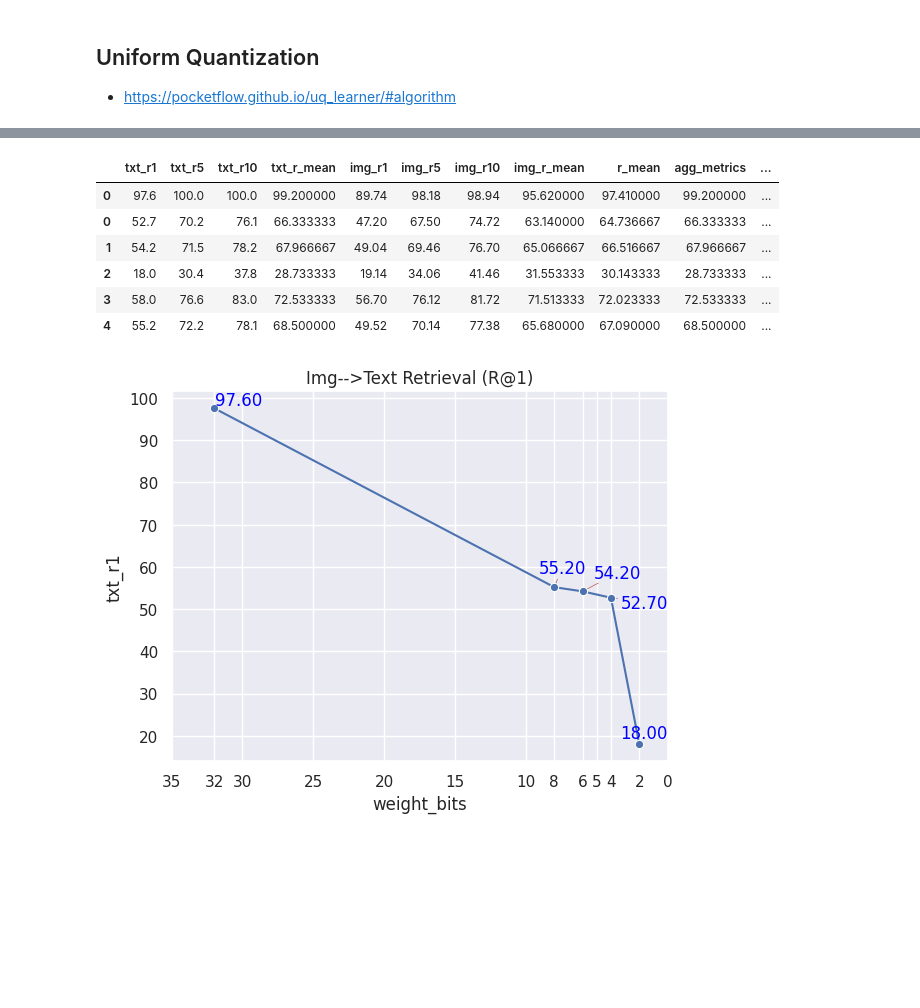
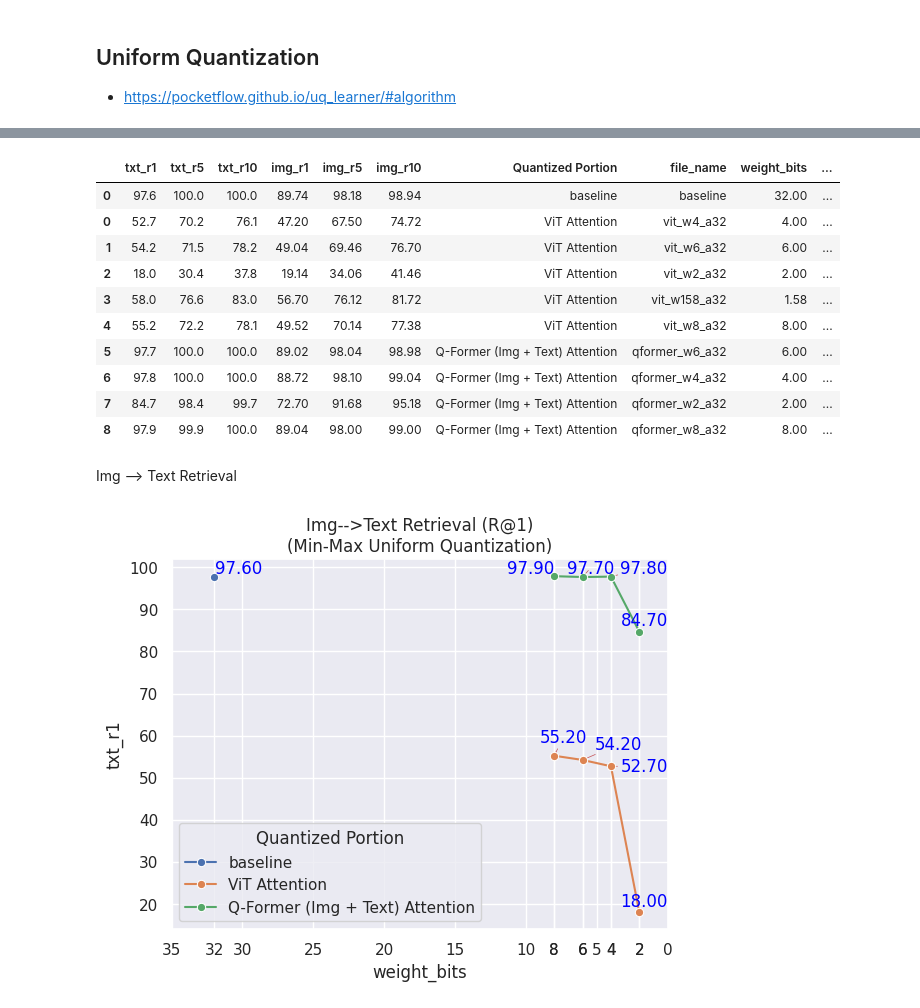
Before and after one commit to Vincent-La/multi_modal_quant, a Jupyter notebook: notebooks/blip2_flickr_postprocessing.ipynb, the cells around one changed output, grey strips where cells are left out. Saved outputs shown, nothing was run; the diff lists cells and outputs as text; code cells hidden in the pictures; blank space fills up the shorter version.

Commit message:
additional plots comparing different recall metrics

```diff
--- a/notebooks/blip2_flickr_postprocessing.ipynb
+++ b/notebooks/blip2_flickr_postprocessing.ipynb
@@ -41,6 +44,7 @@ def load_results(results_path):
     return df_results
 # %%
 baseline_result = load_result(os.path.join('..', 'results', 'blip2_flickr', 'blip2_flickr_baseline.2714895'))
+baseline_result['Quantized Portion'] = 'baseline'
 baseline_result['file_name'] = 'baseline'
 baseline_result['weight_bits'] = 32.0
 baseline_result['activation_bits'] = 32.0
@@ -62,16 +72,23 @@ results_path
 # %%
 df_results = load_results(results_path)
+df_results = pd.concat([baseline_result, df_results], axis = 0)
+df_results = df_results.drop(['txt_r_mean','img_r_mean', 'r_mean', 'agg_metrics'], axis = 1)
 
-df_results = pd.concat([baseline_result, df_results], axis = 0)
+# df_results = pd.melt(df_results, id_vars=['file_name', 'weight_bits', 'activation_bits'], var_name='metric')
+
 df_results
 # %% [output]
-|  | txt_r1 | txt_r5 | txt_r10 | txt_r_mean | img_r1 | img_r5 | img_r10 | img_r_mean | r_mean | agg_metrics | ... |
-| 0 | 97.6 | 100.0 | 100.0 | 99.200000 | 89.74 | 98.18 | 98.94 | 95.620000 | 97.410000 | 99.200000 | ... |
-| 0 | 52.7 | 70.2 | 76.1 | 66.333333 | 47.20 | 67.50 | 74.72 | 63.140000 | 64.736667 | 66.333333 | ... |
-| 1 | 54.2 | 71.5 | 78.2 | 67.966667 | 49.04 | 69.46 | 76.70 | 65.066667 | 66.516667 | 67.966667 | ... |
-| 2 | 18.0 | 30.4 | 37.8 | 28.733333 | 19.14 | 34.06 | 41.46 | 31.553333 | 30.143333 | 28.733333 | ... |
-| 3 | 58.0 | 76.6 | 83.0 | 72.533333 | 56.70 | 76.12 | 81.72 | 71.513333 | 72.023333 | 72.533333 | ... |
-| 4 | 55.2 | 72.2 | 78.1 | 68.500000 | 49.52 | 70.14 | 77.38 | 65.680000 | 67.090000 | 68.500000 | ... |
+|  | txt_r1 | txt_r5 | txt_r10 | img_r1 | img_r5 | img_r10 | Quantized Portion | file_name | weight_bits | ... |
+| 0 | 97.6 | 100.0 | 100.0 | 89.74 | 98.18 | 98.94 | baseline | baseline | 32.00 | ... |
+| 0 | 52.7 | 70.2 | 76.1 | 47.20 | 67.50 | 74.72 | ViT Attention | vit_w4_a32 | 4.00 | ... |
+| 1 | 54.2 | 71.5 | 78.2 | 49.04 | 69.46 | 76.70 | ViT Attention | vit_w6_a32 | 6.00 | ... |
+| 2 | 18.0 | 30.4 | 37.8 | 19.14 | 34.06 | 41.46 | ViT Attention | vit_w2_a32 | 2.00 | ... |
+| 3 | 58.0 | 76.6 | 83.0 | 56.70 | 76.12 | 81.72 | ViT Attention | vit_w158_a32 | 1.58 | ... |
+| 4 | 55.2 | 72.2 | 78.1 | 49.52 | 70.14 | 77.38 | ViT Attention | vit_w8_a32 | 8.00 | ... |
+| 5 | 97.7 | 100.0 | 100.0 | 89.02 | 98.04 | 98.98 | Q-Former (Img + Text) Attention | qformer_w6_a32 | 6.00 | ... |
+| 6 | 97.8 | 100.0 | 100.0 | 88.72 | 98.10 | 99.04 | Q-Former (Img + Text) Attention | qformer_w4_a32 | 4.00 | ... |
+| 7 | 84.7 | 98.4 | 99.7 | 72.70 | 91.68 | 95.18 | Q-Former (Img + Text) Attention | qformer_w2_a32 | 2.00 | ... |
+| 8 | 97.9 | 99.9 | 100.0 | 89.04 | 98.00 | 99.00 | Q-Former (Img + Text) Attention | qformer_w8_a32 | 8.00 | ... |
 # %%
 def plot(df, x, y, title = ''):
 
@@ -79,7 +96,8 @@ def plot(df, x, y, title = ''):
     ax = sns.lineplot(data= df,
                       x = x,
                       y = y,
-                      marker = 'o')
+                      marker = 'o',
+                      hue = 'Quantized Portion')
 
     texts = []
 
@@ -101,10 +119,51 @@ def plot(df, x, y, title = ''):
 
     plt.title(title)
     plt.ylabel(y)
+
+
+def plot_all_recall(df, x, title = ''):
+
+
+    df = pd.melt(df, id_vars=['Quantized Portion', 'file_name', 'weight_bits', 'activation_bits'], var_name='metric')
+
+
+    sns.set_theme()
+
+    y = 'value'
+    ax = sns.lineplot(data= df,
+                      x = x,
+                      y = y,
+                      marker = 'o',
+                      hue = 'metric')
+
+    texts = []
+
+    # label points on the plot
+    for x_val, y_val in zip(df[x], df[y]):
+        texts.append(plt.text(x = x_val,
+                              y = y_val,
+                              s = f'{y_val:.2f}',
+                              color = 'blue'))
+
+
+    x_ticks = np.append(ax.get_xticks(), df[x])
+
+    # Set xtick locations to the values of the array `x_ticks`
+    ax.set_xticks(x_ticks)
+    ax.invert_xaxis()
+
+    adjust_text(texts, only_move={'points':'y', 'texts':'y'}, arrowprops=dict(arrowstyle="->", color='r', lw=0.5))
+
+    plt.title(title)
+    plt.ylabel(y)
+    plt.tight_layout()
+    plt.show()
+# %% [markdown]
+Img --> Text Retrieval
 # %%
 plot(df_results[df_results.weight_bits >= 2.0],
      x = 'weight_bits',
      y = 'txt_r1',
-     title = 'Img-->Text Retrieval (R@1)')
+     title = 'Img-->Text Retrieval (R@1)\n(Min-Max Uniform Quantization)')
 # %% [output]
-[figure, old version]
+[figure, new version]
```
Also changed, not shown: parts of 8 cells of this notebook.
